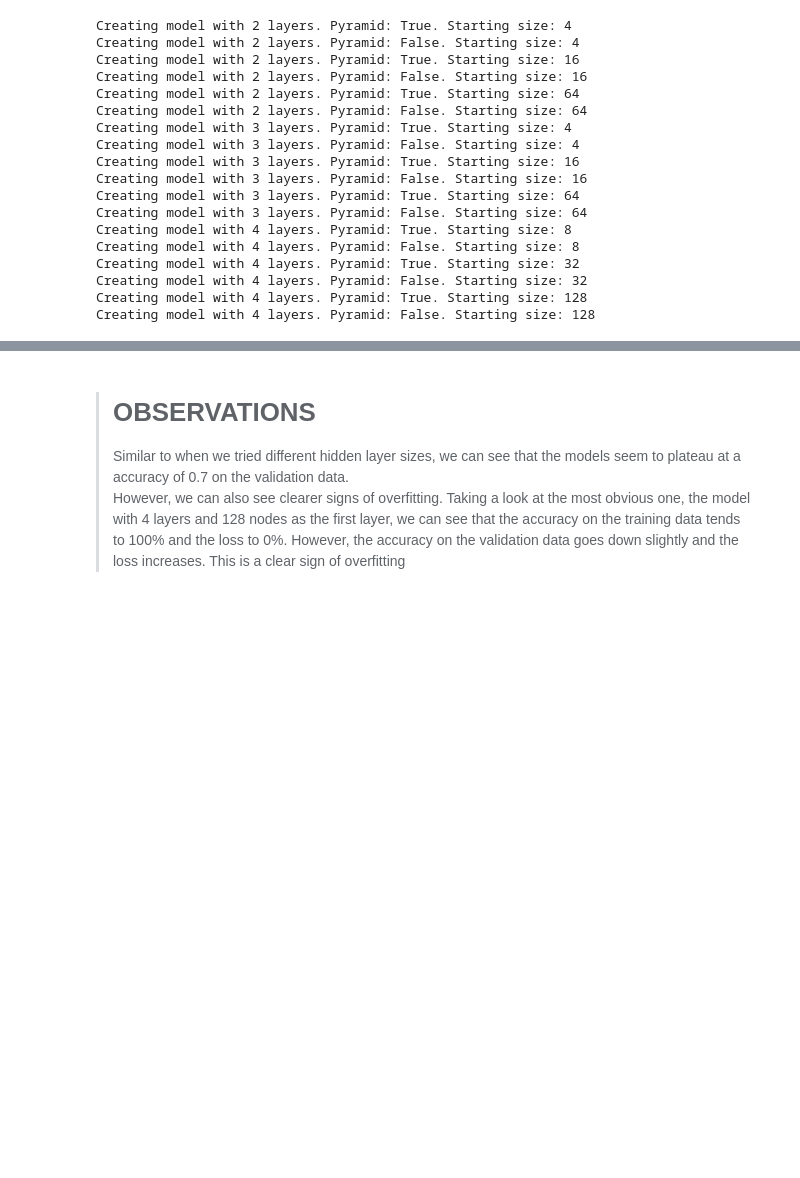
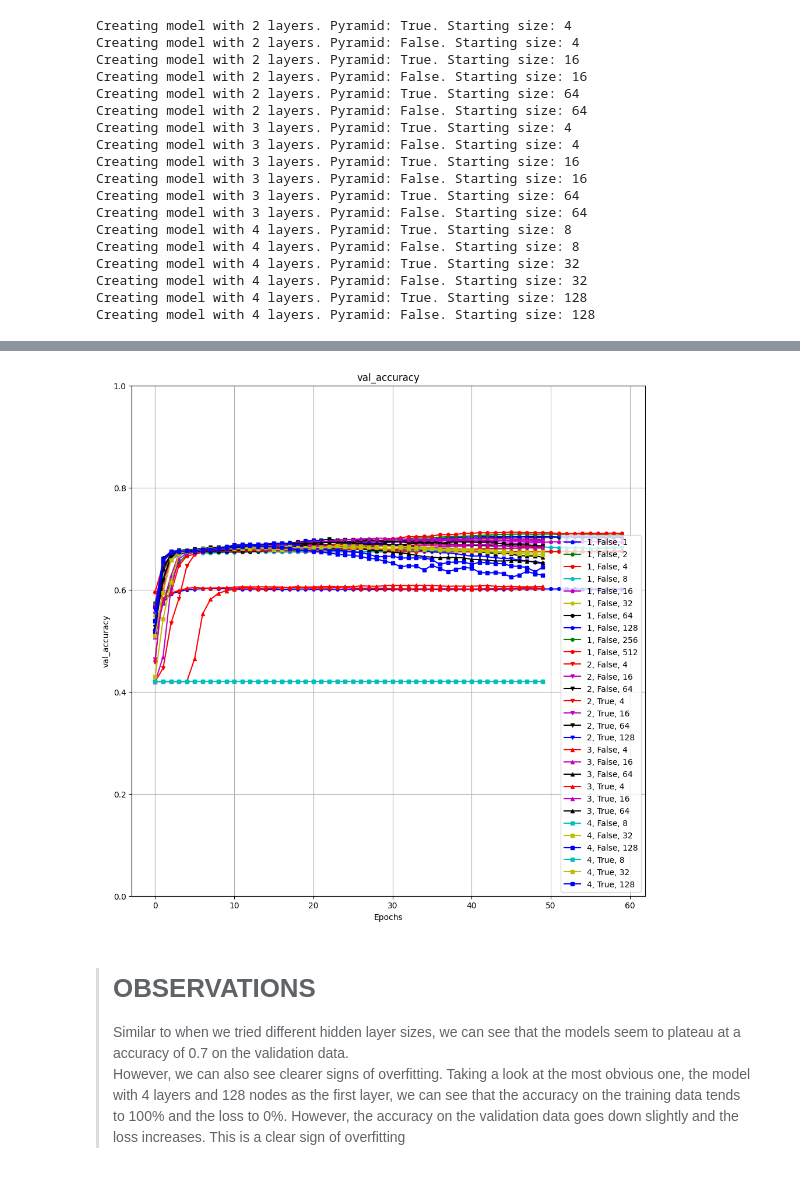
Before and after one commit to K-nCh-n/LearningML, a Jupyter notebook: Devoir3/csi4506-a24-d3-gabarit.ipynb, the cells around one changed output, grey strips where cells are left out. Saved outputs shown, nothing was run; the diff lists cells and outputs as text; code cells hidden in the pictures; blank space fills up the shorter version.

```diff
--- a/Devoir3/csi4506-a24-d3-gabarit.ipynb
+++ b/Devoir3/csi4506-a24-d3-gabarit.ipynb
@@ -717,3 +719,30 @@ plt.show()
+# %%
+# plot val_accuracy only
+
+plt.figure(figsize=(25,25))
+scores = ["val_accuracy"]
+for i, score in enumerate(scores):
+    plt.subplot(2,2,i+1)
+    plt.ylim(0, 1)
+    plt.grid(True)
+    for num_layer in num_layers:
+        for pyr in pyramid:
+            for size in starting_size:
+                try:
+                    curr_hist = hist2_dict[num_layer][size][pyr]
+                except KeyError:
+                    continue
+
+                color = colors[starting_size.index(size) % len(colors)]
+                marker = markers[num_layer-1]
+                plt.plot(curr_hist.history[score], label=f"{num_layer}, {'True' if pyr else 'False'}, {size}", marker=marker, color=color, markersize=4)
+                plt.xlabel("Epochs")
+                plt.ylabel(score)
+                plt.title(f"{score}")
+    plt.legend(loc="best")
+plt.show()
+# %% [output]
+[figure, added]
 # %% [markdown]
 > # OBSERVATIONS
 >
```
Also changed, not shown: parts of 23 cells of this notebook.
